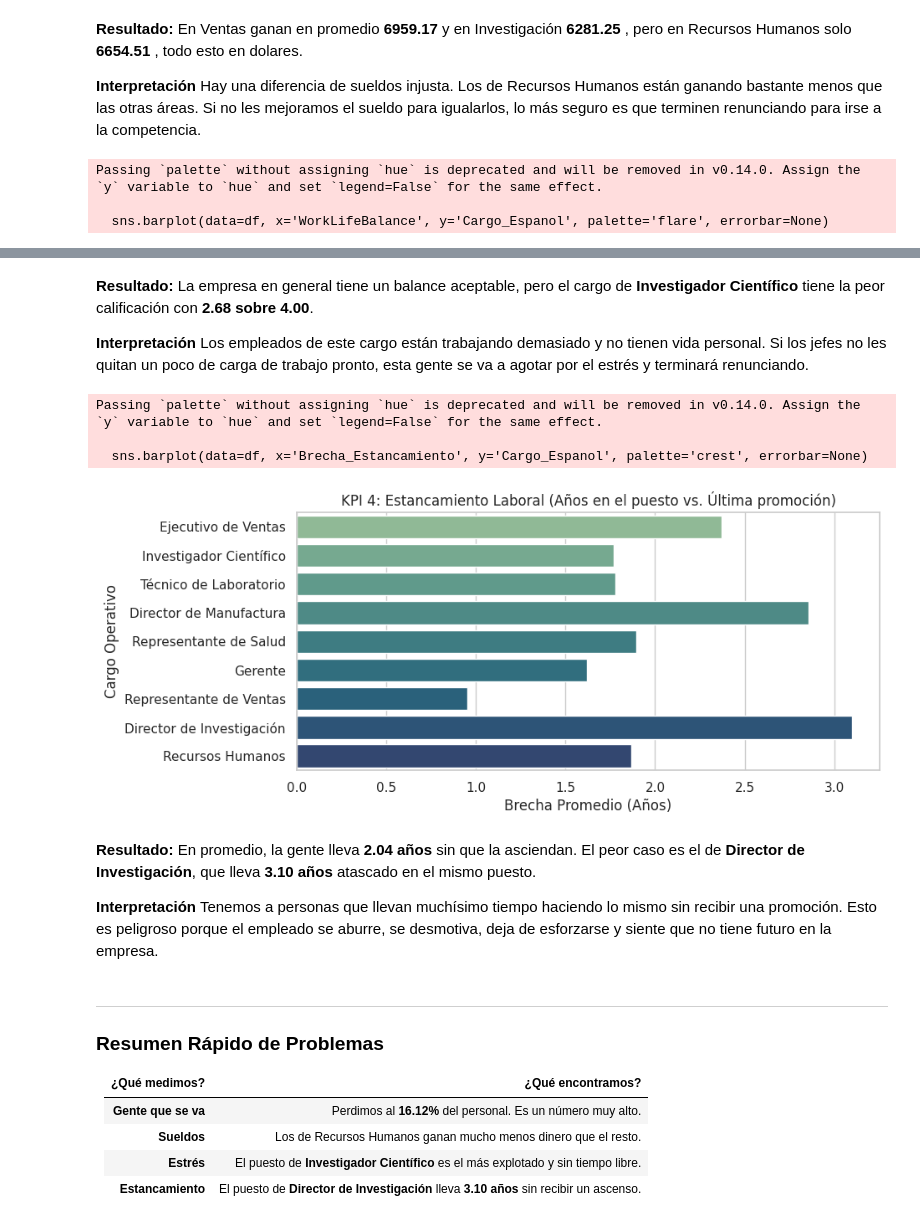
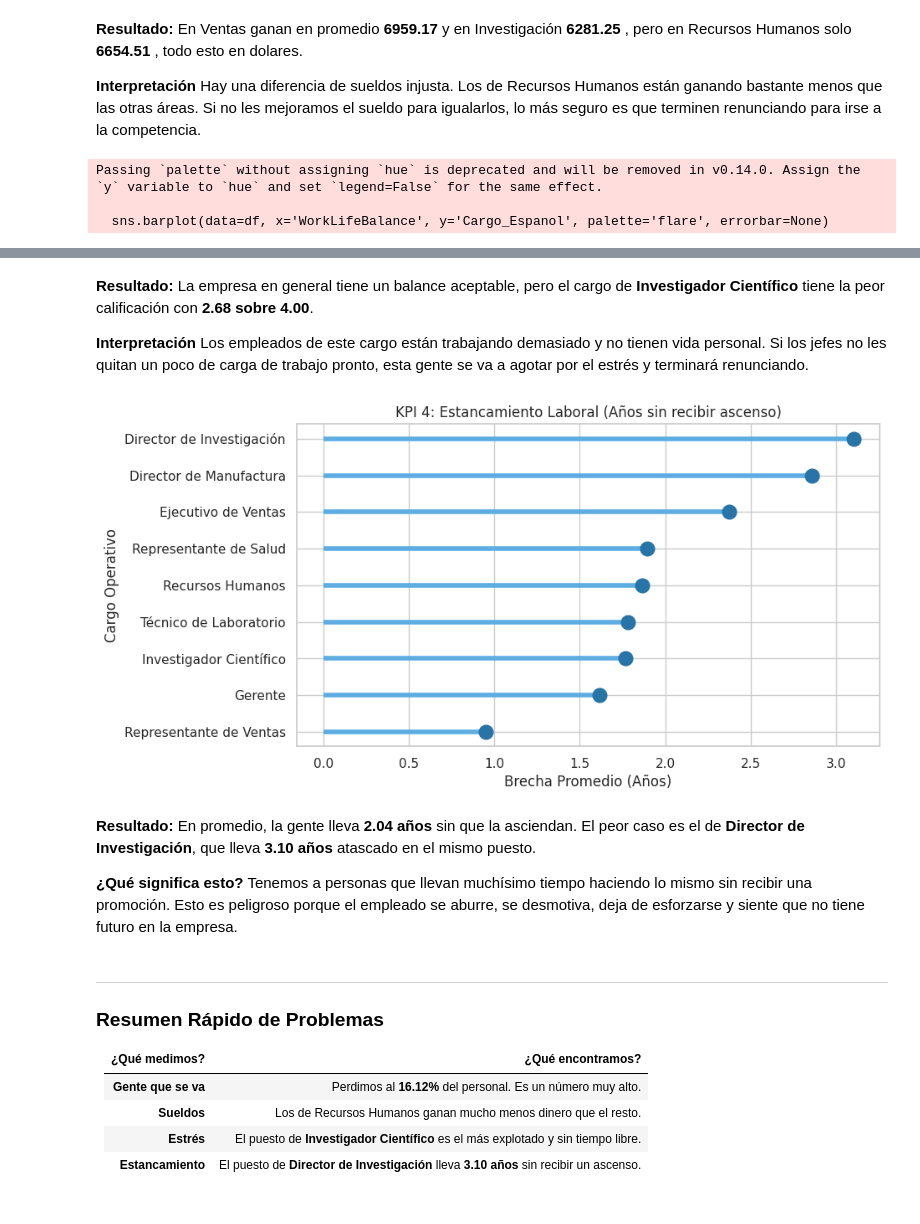
Before and after one commit to Alancin321/Examen-1-bimestral-ISI, a Jupyter notebook: Examen_1_Bimestral_ISI.ipynb, the cells around one changed output, grey strips where cells are left out. Saved outputs shown, nothing was run; the diff lists cells and outputs as text; code cells hidden in the pictures.

```diff
--- a/Examen_1_Bimestral_ISI.ipynb
+++ b/Examen_1_Bimestral_ISI.ipynb
@@ -112,27 +112,32 @@ display(Markdown(f"**Resultado:** La empresa en general tiene un balance aceptab
                  f"**Interpretación** Los empleados de este cargo están trabajando demasiado y no tienen vida personal. Si los jefes no les quitan un poco de carga de trabajo pronto, esta gente se va a agotar por el estrés y terminará renunciando."))
 
 
-# KPI 4: BRECHA DE ESTANCAMIENTO LABORAL
-plt.figure(figsize=(9, 4))
-# Cruzo mi variable calculada de brecha contra los cargos
-sns.barplot(data=df, x='Brecha_Estancamiento', y='Cargo_Espanol', palette='crest', errorbar=None)
-# Textos de los ejes.
-plt.title('KPI 4: Estancamiento Laboral (Años en el puesto vs. Última promoción)')
+
+
+# KPI 4: BRECHA DE ESTANCAMIENTO LABORAL (Gráfico de Piruleta / Lollipop)
+plt.figure(figsize=(9, 5))
+
+# 1. Preparo los datos: Saco el promedio y los ORDENO para que se vea como una escalera
+df_estancamiento = df.groupby('Cargo_Espanol')['Brecha_Estancamiento'].mean().sort_values().reset_index()
+
+# 2. Dibujo la línea (el "palo" de la piruleta)
+plt.hlines(y=df_estancamiento['Cargo_Espanol'], xmin=0, xmax=df_estancamiento['Brecha_Estancamiento'], color='#5DADE2', linewidth=4)
+
+# 3. Dibujo el punto (el "caramelo" de la piruleta)
+plt.plot(df_estancamiento['Brecha_Estancamiento'], df_estancamiento['Cargo_Espanol'], "o", markersize=12, color='#2874A6')
+plt.title('KPI 4: Estancamiento Laboral (Años sin recibir ascenso)')
 plt.xlabel('Brecha Promedio (Años)')
 plt.ylabel('Cargo Operativo')
-# Muestro el gráfico.
 plt.show()
 
 # Cálculos matemáticos de respaldo
-# Saco el promedio global de estancamiento para toda la base de datos.
 brecha_promedio_total = df['Brecha_Estancamiento'].mean()
-# Busco qué cargo tiene el mayor estancamiento promedio (idxmax).
 peor_estancamiento = df.groupby('Cargo_Espanol')['Brecha_Estancamiento'].mean().idxmax()
-# Busco el valor numérico máximo de ese estancamiento (max).
 peor_anios = df.groupby('Cargo_Espanol')['Brecha_Estancamiento'].mean().max()
 
+# Markdown simplificado
 display(Markdown(f"**Resultado:** En promedio, la gente lleva **{brecha_promedio_total:.2f} años** sin que la asciendan. El peor caso es el de **{peor_estancamiento}**, que lleva **{peor_anios:.2f} años** atascado en el mismo puesto.\n\n"
-                 f"**Interpretación** Tenemos a personas que llevan muchísimo tiempo haciendo lo mismo sin recibir una promoción. Esto es peligroso porque el empleado se aburre, se desmotiva, deja de esforzarse y siente que no tiene futuro en la empresa."))
+                 f"**¿Qué significa esto?** Tenemos a personas que llevan muchísimo tiempo haciendo lo mismo sin recibir una promoción. Esto es peligroso porque el empleado se aburre, se desmotiva, deja de esforzarse y siente que no tiene futuro en la empresa."))
 
 # RESUMEN
 # Armmamos una tabla en formato Markdown inyectando todas las variables calculadas arriba.
@@ -143,40 +148,37 @@ tabla_resumen = f"""
 | ¿Qué medimos? | ¿Qué encontramos? |
 | :--- | :--- |
 | **Gente que se va** | Perdimos al **{tasa_attrition:.2f}%** del personal. Es un número muy alto. |
 | **Sueldos** | Los de Recursos Humanos ganan mucho menos dinero que el resto. |
 | **Estrés** | El puesto de **{peor_balance}** es el más explotado y sin tiempo libre. |
 | **Estancamiento** | El puesto de **{peor_estancamiento}** lleva **{peor_anios:.2f} años** sin recibir un ascenso. |
 """
 
 display(Markdown(tabla_resumen))
 # %% [output]
 ### Reporte Analítico: Gestión de Talento Humano (HRIS)
 ---
 [figure]
 **Resultado:** Se fue el **16.12%** de los empleados.
 
 **Interpretación** Básicamente, se está yendo demasiada gente. Si perdemos a más del 16% de la plantilla, la empresa va a empezar a gastar muchísimo dinero buscando y entrenando reemplazos, además de perder a empleados que ya sabían hacer bien su trabajo.
 Passing `palette` without assigning `hue` is deprecated and will be removed in v0.14.0. Assign the `x` variable to `hue` and set `legend=False` for the same effect.
 
   sns.barplot(data=df, x='Departamento', y='MonthlyIncome', palette='Blues_r', errorbar=None)
 [figure]
 **Resultado:** En Ventas ganan en promedio **6959.17** y en Investigación **6281.25** , pero en Recursos Humanos solo **6654.51** , todo esto en dolares.
 
 **Interpretación** Hay una diferencia de sueldos injusta. Los de Recursos Humanos están ganando bastante menos que las otras áreas. Si no les mejoramos el sueldo para igualarlos, lo más seguro es que terminen renunciando para irse a la competencia.
 Passing `palette` without assigning `hue` is deprecated and will be removed in v0.14.0. Assign the `y` variable to `hue` and set `legend=False` for the same effect.
 
   sns.barplot(data=df, x='WorkLifeBalance', y='Cargo_Espanol', palette='flare', errorbar=None)
 [figure]
 **Resultado:** La empresa en general tiene un balance aceptable, pero el cargo de **Investigador Científico** tiene la peor calificación con **2.68 sobre 4.00**.
 
 **Interpretación** Los empleados de este cargo están trabajando demasiado y no tienen vida personal. Si los jefes no les quitan un poco de carga de trabajo pronto, esta gente se va a agotar por el estrés y terminará renunciando.
-Passing `palette` without assigning `hue` is deprecated and will be removed in v0.14.0. Assign the `y` variable to `hue` and set `legend=False` for the same effect.
-
-  sns.barplot(data=df, x='Brecha_Estancamiento', y='Cargo_Espanol', palette='crest', errorbar=None)
-[figure, old version]
+[figure, new version]
 **Resultado:** En promedio, la gente lleva **2.04 años** sin que la asciendan. El peor caso es el de **Director de Investigación**, que lleva **3.10 años** atascado en el mismo puesto.
 
-**Interpretación** Tenemos a personas que llevan muchísimo tiempo haciendo lo mismo sin recibir una promoción. Esto es peligroso porque el empleado se aburre, se desmotiva, deja de esforzarse y siente que no tiene futuro en la empresa.
+**¿Qué significa esto?** Tenemos a personas que llevan muchísimo tiempo haciendo lo mismo sin recibir una promoción. Esto es peligroso porque el empleado se aburre, se desmotiva, deja de esforzarse y siente que no tiene futuro en la empresa.
 
 ---
 ### Resumen Rápido de Problemas
```
